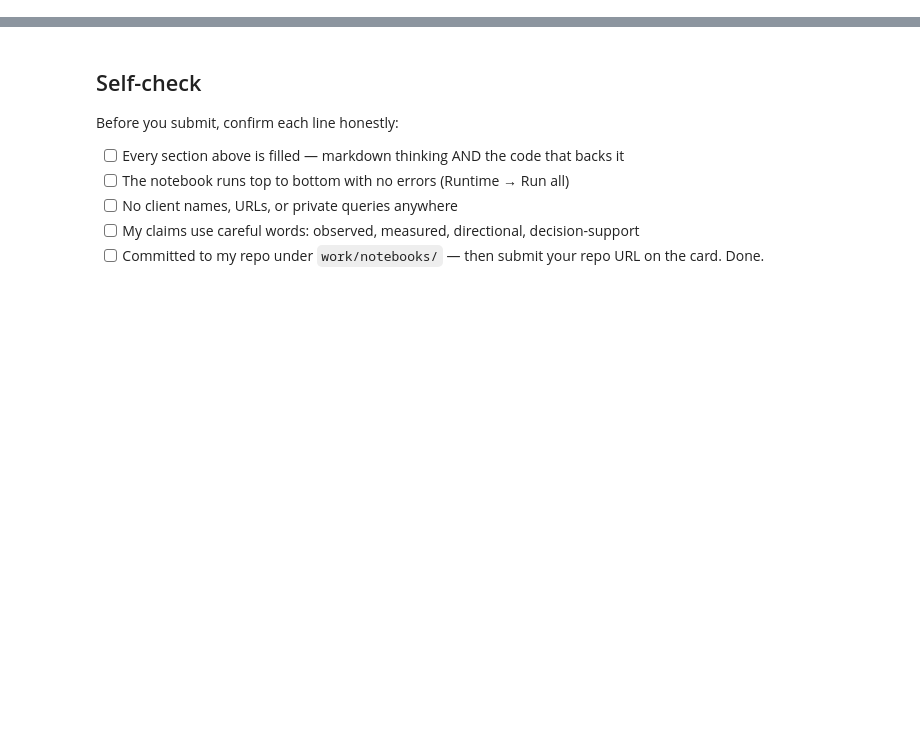
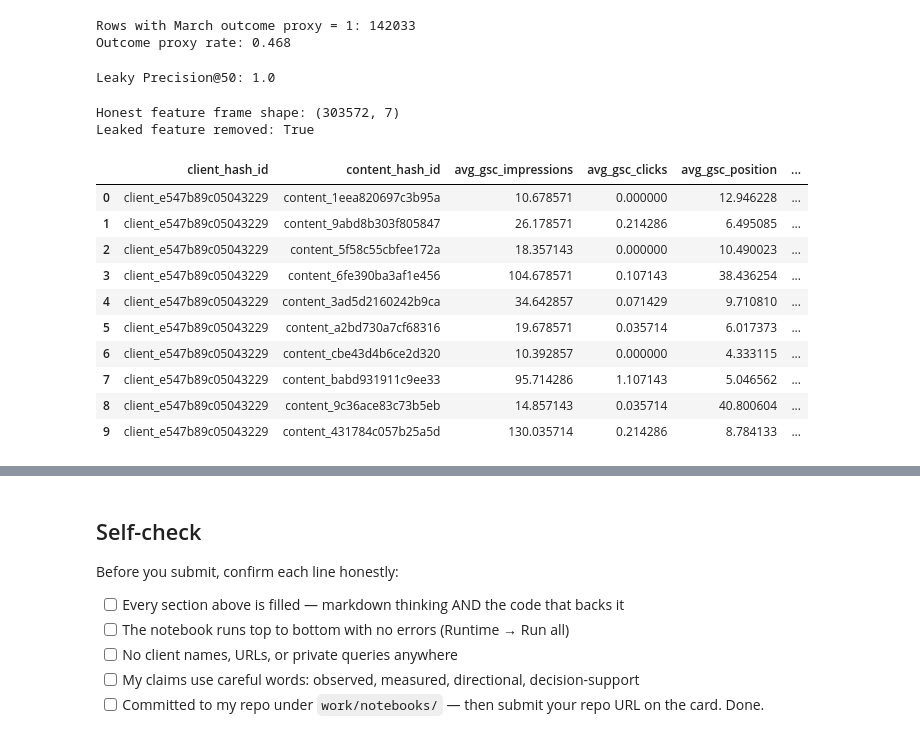
Before and after one commit to Srinadh2314/srinadh-flyrank-intership, a Jupyter notebook: work/notebooks/w03_data_contract.ipynb, the cells around one changed output, grey strips where cells are left out. Cells and saved outputs as stored; diff of their text form; code cells hidden in the pictures; blank space fills up the shorter version.

```diff
--- a/work/notebooks/w03_data_contract.ipynb
+++ b/work/notebooks/w03_data_contract.ipynb
@@ -12,0 +236,62 @@ This skeleton is yours to fill. Work the sections **in order** — each one has
+# %%
+# Create a simple March outcome label for the leakage demonstration.
+# This is only for the deliberate leakage experiment.
+leaky_df["march_declined_proxy"] = (
+    leaky_df["march_impressions"] == 0
+).astype(int)
+
+print(
+    "Rows with March outcome proxy = 1:",
+    leaky_df["march_declined_proxy"].sum()
+)
+print(
+    "Outcome proxy rate:",
+    round(leaky_df["march_declined_proxy"].mean(), 3)
+)
+# %% [output]
+Rows with March outcome proxy = 1: 142033
+Outcome proxy rate: 0.468
+# %%
+# Deliberately use the future March feature to rank pages.
+scores = leaky_df["march_impressions"].fillna(0).abs()
+
+# Lower March impressions = higher refresh concern in this toy proxy.
+leaky_score = -scores
+
+order = leaky_score.to_numpy().argsort()[::-1]
+top50 = leaky_df["march_declined_proxy"].to_numpy()[order[:50]]
+
+print("Leaky Precision@50:", round(top50.mean(), 3))
+# %% [output]
+Leaky Precision@50: 1.0
+# %%
+# Remove the deliberately leaked future feature.
+honest_features = [
+    "avg_gsc_impressions",
+    "avg_gsc_clicks",
+    "avg_gsc_position",
+    "avg_ga4_sessions",
+    "avg_scroll_events"
+]
+
+honest_feature_df = leaky_df[
+    ["client_hash_id", "content_hash_id"] + honest_features
+].copy()
+
+print("Honest feature frame shape:", honest_feature_df.shape)
+print("Leaked feature removed:", "march_impressions" not in honest_feature_df.columns)
+display(honest_feature_df.head(10))
+# %% [output]
+Honest feature frame shape: (303572, 7)
+Leaked feature removed: True
+|  | client_hash_id | content_hash_id | avg_gsc_impressions | avg_gsc_clicks | avg_gsc_position | ... |
+| 0 | client_e547b89c05043229 | content_1eea820697c3b95a | 10.678571 | 0.000000 | 12.946228 | ... |
+| 1 | client_e547b89c05043229 | content_9abd8b303f805847 | 26.178571 | 0.214286 | 6.495085 | ... |
+| 2 | client_e547b89c05043229 | content_5f58c55cbfee172a | 18.357143 | 0.000000 | 10.490023 | ... |
+| 3 | client_e547b89c05043229 | content_6fe390ba3af1e456 | 104.678571 | 0.107143 | 38.436254 | ... |
+| 4 | client_e547b89c05043229 | content_3ad5d2160242b9ca | 34.642857 | 0.071429 | 9.710810 | ... |
+| 5 | client_e547b89c05043229 | content_a2bd730a7cf68316 | 19.678571 | 0.035714 | 6.017373 | ... |
+| 6 | client_e547b89c05043229 | content_cbe43d4b6ce2d320 | 10.392857 | 0.000000 | 4.333115 | ... |
+| 7 | client_e547b89c05043229 | content_babd931911c9ee33 | 95.714286 | 1.107143 | 5.046562 | ... |
+| 8 | client_e547b89c05043229 | content_9c36ace83c73b5eb | 14.857143 | 0.035714 | 40.800604 | ... |
+| 9 | client_e547b89c05043229 | content_431784c057b25a5d | 130.035714 | 0.214286 | 8.784133 | ... |
```
Also changed, not shown: parts of 20 cells of this notebook.
